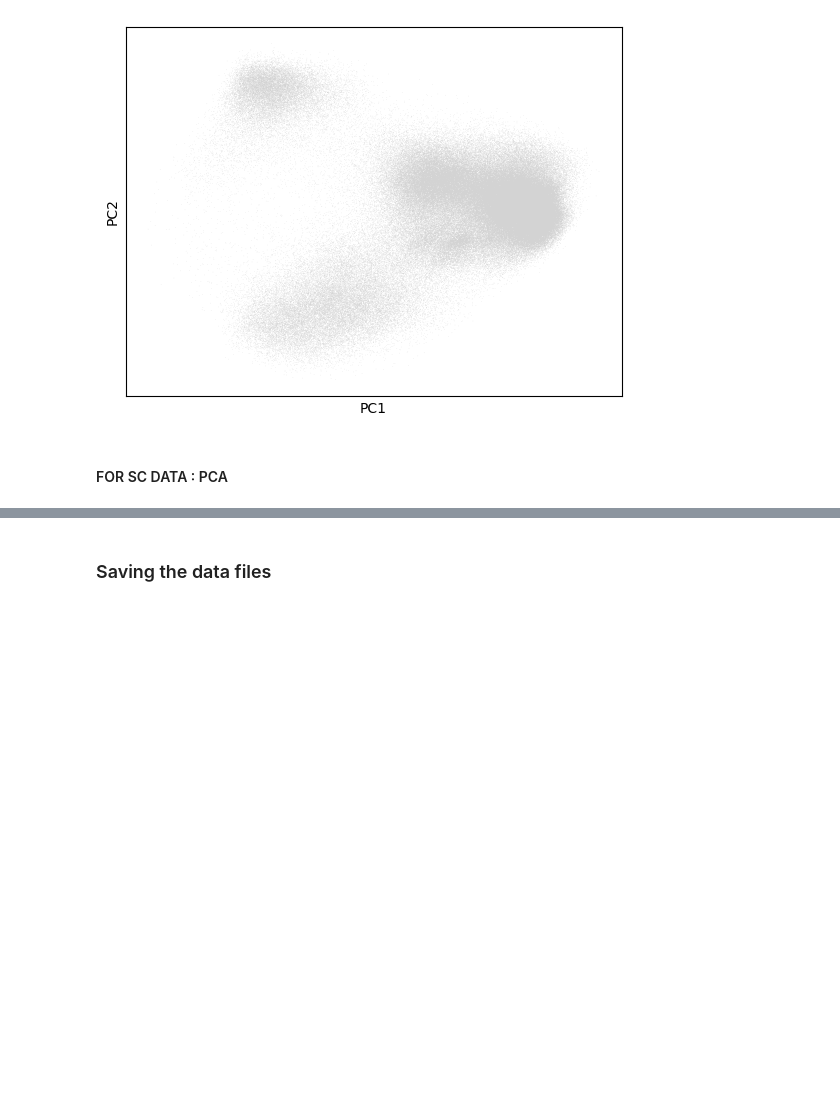
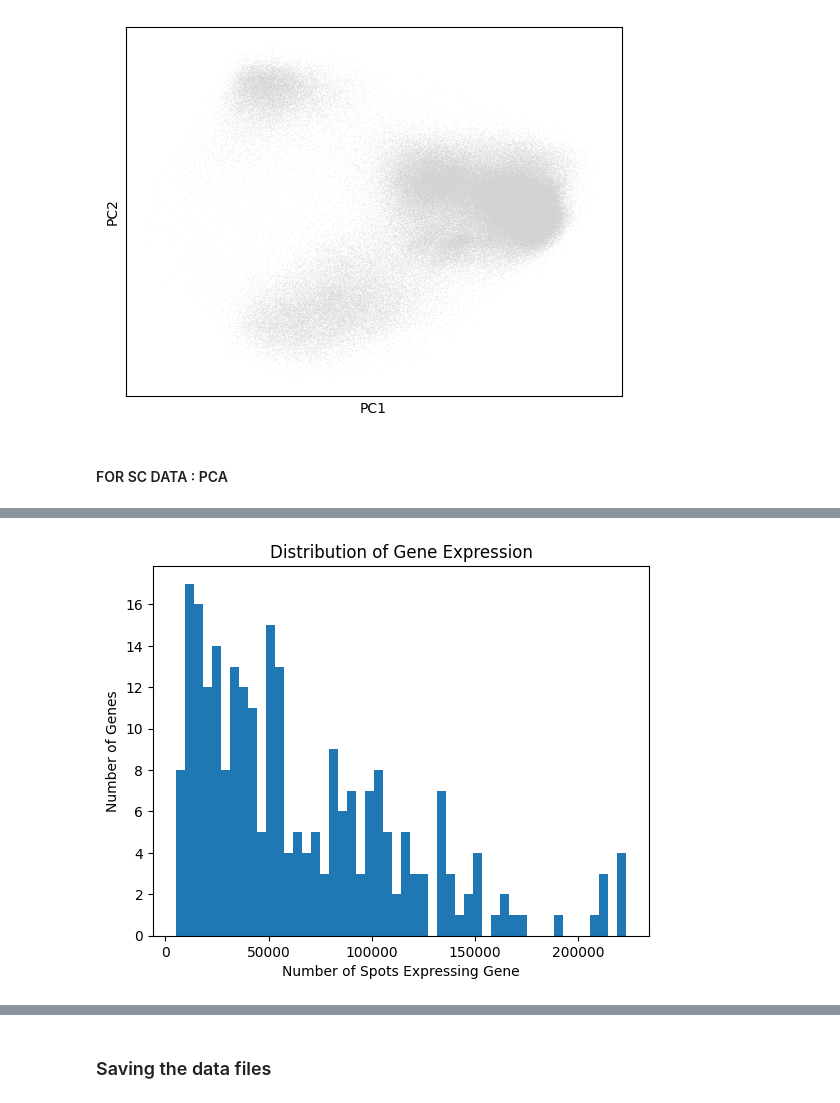
Before and after one commit to anushka-220/Undergraduate-Project, a Jupyter notebook: pre_processing.ipynb, the cells around one changed output, grey strips where cells are left out. Drawn from its saved outputs; the diff is of its cells as text; code cells hidden in the pictures; blank space fills up the shorter version.

```diff
--- a/pre_processing.ipynb
+++ b/pre_processing.ipynb
@@ -215,0 +233,12 @@ NameError: name 'sc_data_pca' is not defined
+# %%
+import matplotlib.pyplot as plt
+import numpy as np
+
+gene_counts = np.sum(st_data_pca.X > 0, axis=0)  # Count spots where gene is expressed
+plt.hist(gene_counts, bins=50)
+plt.xlabel("Number of Spots Expressing Gene")
+plt.ylabel("Number of Genes")
+plt.title("Distribution of Gene Expression")
+plt.show()
+# %% [output]
+[figure, added]
```
Also changed, not shown: parts of 13 cells of this notebook.
